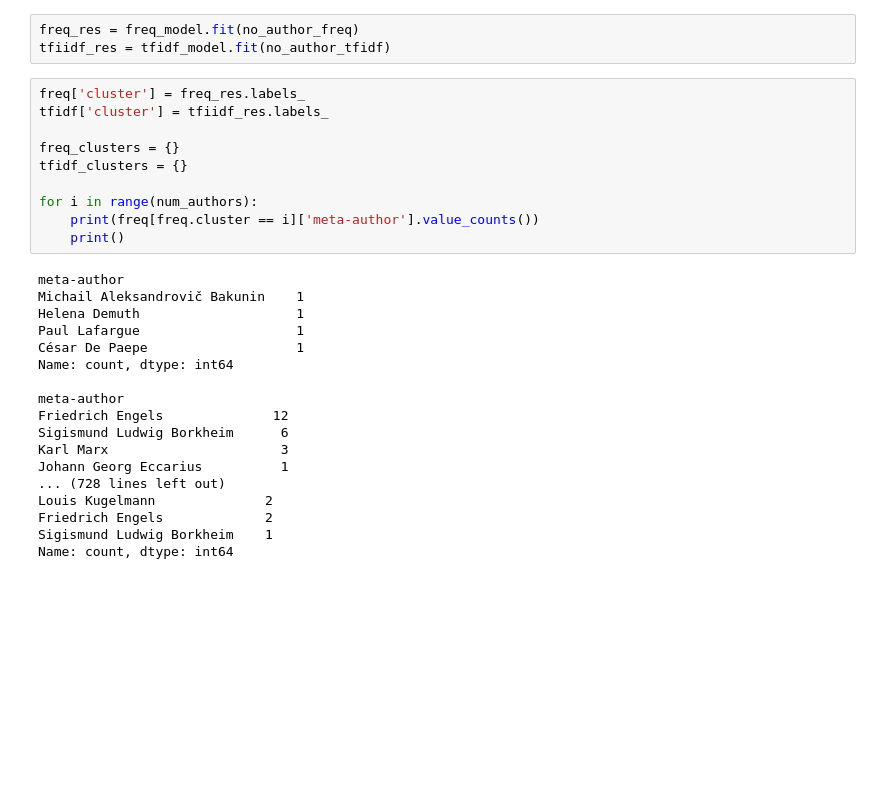
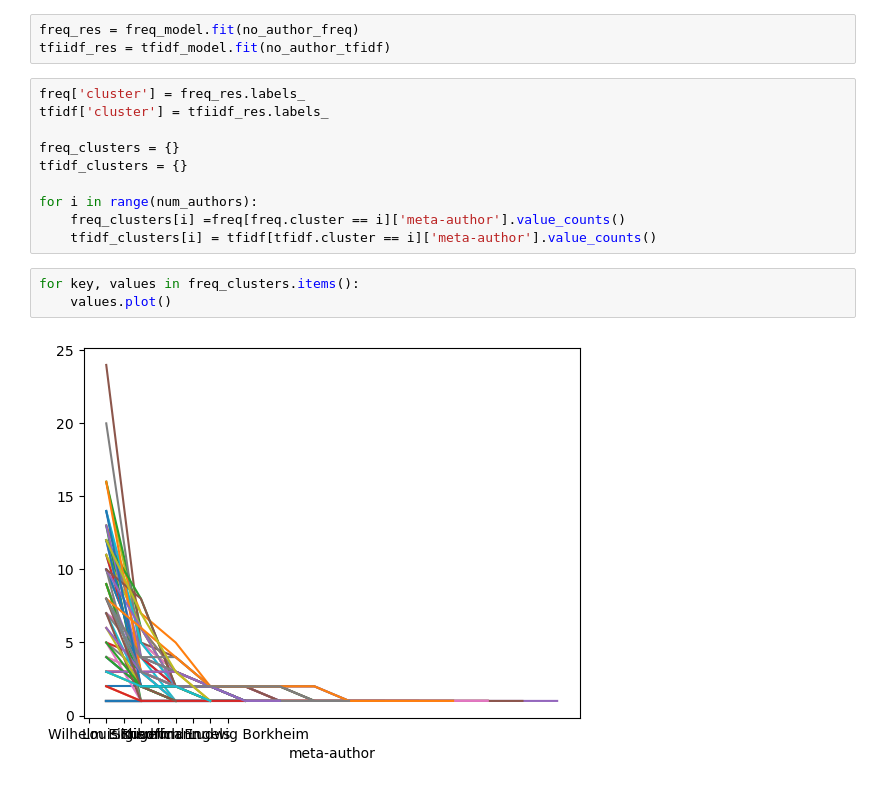
Before and after one commit to hanleyc01/sentiment-analysis, a Jupyter notebook: authorship.ipynb, the cells around one changed output. Saved outputs shown, nothing was run; the diff lists cells and outputs as text; blank space fills up the shorter version.

```diff
--- a/authorship.ipynb
+++ b/authorship.ipynb
@@ -26,23 +26,10 @@ freq_clusters = {}
 tfidf_clusters = {}
 
 for i in range(num_authors):
-    print(freq[freq.cluster == i]['meta-author'].value_counts())
-    print()
+    freq_clusters[i] =freq[freq.cluster == i]['meta-author'].value_counts()
+    tfidf_clusters[i] = tfidf[tfidf.cluster == i]['meta-author'].value_counts()
-# %% [output]
-meta-author
-Michail Aleksandrovič Bakunin    1
-Helena Demuth                    1
-Paul Lafargue                    1
-César De Paepe                   1
-Name: count, dtype: int64
-
-meta-author
-Friedrich Engels              12
-Sigismund Ludwig Borkheim      6
-Karl Marx                      3
-Johann Georg Eccarius          1
-... (728 lines left out)
-Louis Kugelmann              2
-Friedrich Engels             2
-Sigismund Ludwig Borkheim    1
-Name: count, dtype: int64
+# %%
+for key, values in freq_clusters.items():
+    values.plot()
+# %% [output]
+[figure, added]
```
Also changed, not shown: parts of 1 cell of this notebook.
